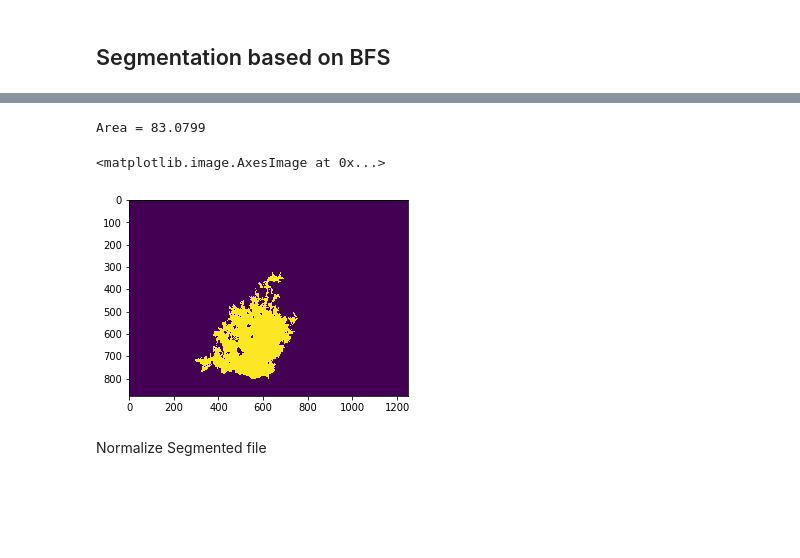
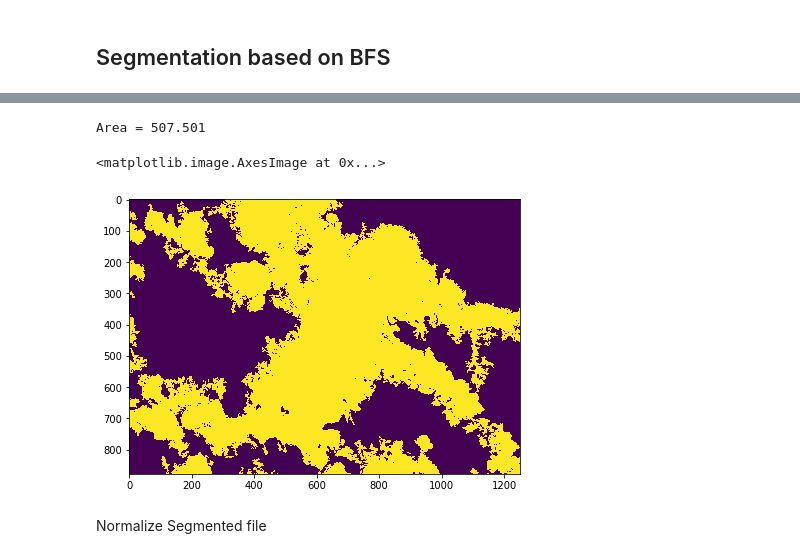
Before and after one commit to Hydroviet/Landsat-Imagery, a Jupyter notebook: Create_geoJSON_byMonth.ipynb, the cells around one changed output, grey strips where cells are left out. Drawn from its saved outputs; the diff is of its cells as text; code cells hidden in the pictures; blank space fills up the shorter version.

```diff
--- a/Create_geoJSON_byMonth.ipynb
+++ b/Create_geoJSON_byMonth.ipynb
@@ -8,9 +8,9 @@ import geopandas as gpd
 import os, math
 from matplotlib import pyplot as plt
 # %%
-vn_reservoirs_path = 'VN_Reservoirs.shp'
+vn_reservoirs_path = 'vnreservoirs/VN_Reservoirs.shp'
 df = gpd.read_file(vn_reservoirs_path)
-plt.rcParams['figure.figsize'] = 5, 5
+plt.rcParams['figure.figsize'] = 7,7
 ho_tri_an = df[df.AREA_SKM == 277.4]
 # %% [markdown]
 ## Find Rectangle that can bound!
@@ -17,8 +19,9 @@ ho_tri_an = df[df.AREA_SKM == 277.4]
 # %%
-geotiffPath = 'L7_Data/2010_06_20/'
-NDWI = rasterio.open(geotiffPath + 'NDWI3.TIF')
-from utils.landsatHepers import *
+# landsat_title = 'LC08_L1TP_124052_20170311_20170317_01_T1'
+landsat_title = 'LC08_L1TP_124052_20170530_20170615_01_T1'
+geotiffPath = 'Landsat8/' + landsat_title + '/'
+NDWI = rasterio.open(geotiffPath + landsat_title + '_NDWI2.TIF')
 ndwi, original_transform = getMaskFromShape(ho_tri_an, NDWI, eps=2000)
-pyplot.imshow(ndwi)
+pyplot.imshow(NDWI.read(1).squeeze())
 # %% [output]
 <matplotlib.image.AxesImage at 0x...>
@@ -26,2 +34,7 @@ pyplot.imshow(ndwi)
 # %% [markdown]
 ## Segmentation based on BFS
+# %%
+_ndwi = ndwi
+for x in range(_ndwi.shape[0]):
+    for y in range(_ndwi.shape[1]):
+        _ndwi[x,y] = (-1 if _ndwi[x,y] < 0 else 1)
@@ -28,11 +46,11 @@ pyplot.imshow(ndwi)
 # %%
-area, segment_array = countPixel(ndwi, 'NDWI3', [600, 600])
+area, segment_array = countPixel(_ndwi, 'NDWI', [600, 600])
 print("Area = {0}".format(area * 900 / 1000000))
 pyplot.imshow(segment_array)
 # %% [output]
-Area = 83.0799
+Area = 507.501
 <matplotlib.image.AxesImage at 0x...>
-[figure, old version]
+[figure, new version]
 # %% [markdown]
 Normalize Segmented file
 # %%
```
Also changed, not shown: parts of 8 cells of this notebook, 2 other files.
